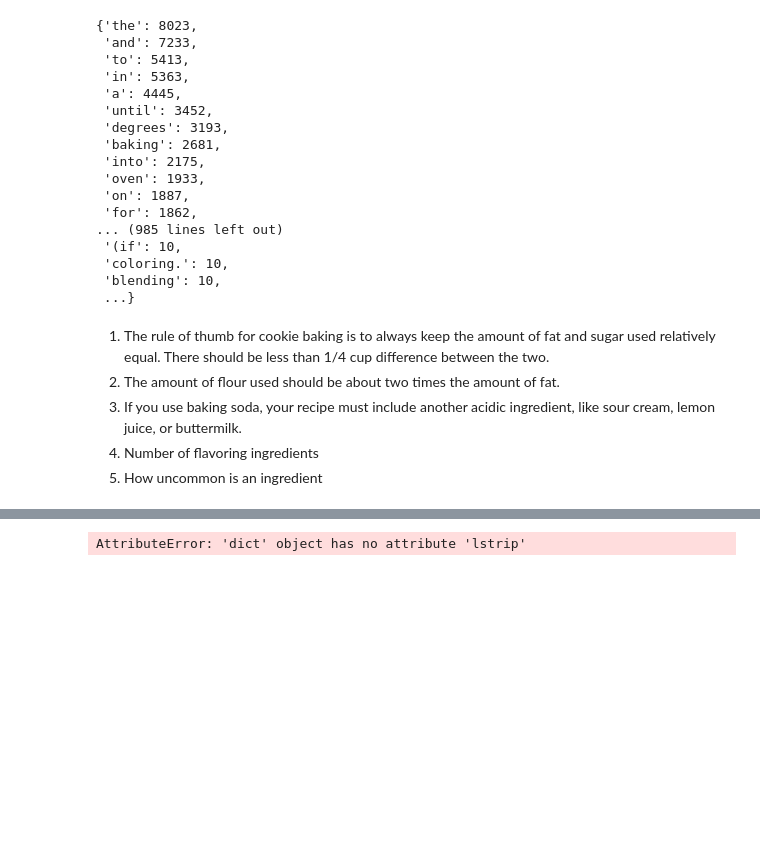
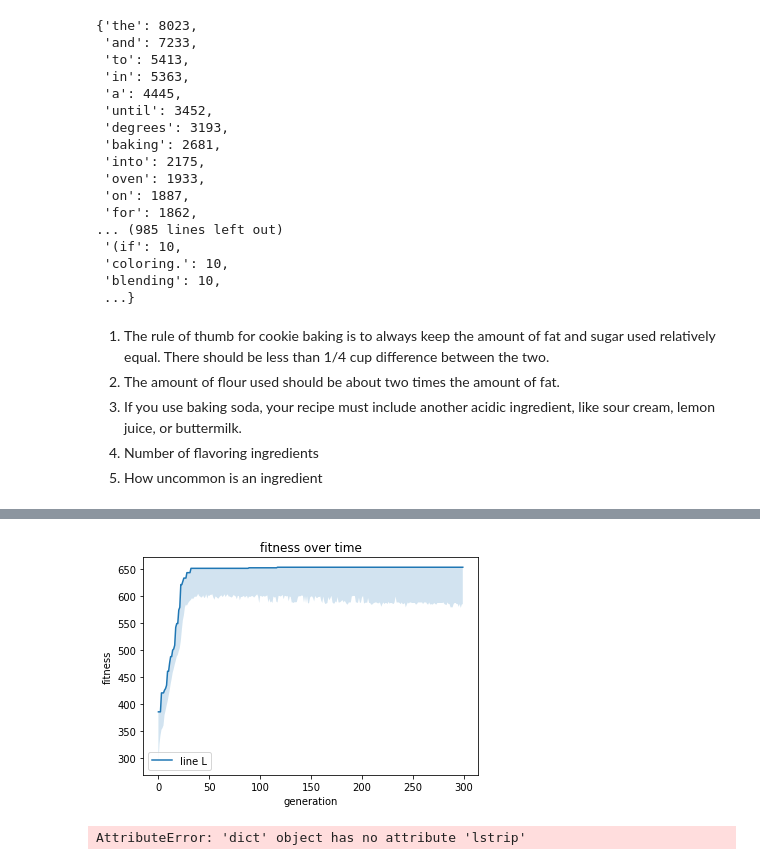
Before and after one commit to DaaanielBrandao/comp_creativity, a Jupyter notebook: ass1/code.ipynb, the cells around one changed output, grey strips where cells are left out. Saved outputs shown, nothing was run; the diff lists cells and outputs as text; code cells hidden in the pictures; blank space fills up the shorter version.

Commit message:
generate 0.5

```diff
--- a/ass1/code.ipynb
+++ b/ass1/code.ipynb
@@ -141,13 +141,13 @@ def calc_avg_novelty(ingredients):
             if key in ingredient['name']:
                 total += value
                 break
-    return 1 - (1/(total/(len(ingredients)*500)))
+    return 0 + (1/(total/(len(ingredients)*500)))
 def fitness(recipe):
     fat_sugar_balance_mult = 1.0
     fat_sugar_flour_mult = 1.0
     number_flavoring_ingredients_mul = 1.0
     avg_novelty_mul = 1.0
-
+    #print('aaaa\n',recipe)
     ingredients = recipe['ingredients']
     number_flavoring_ingredients = total_number_role(ingredients,'flavor texture')
     total_sugar = total_quantity_role(ingredients,'sugar')
@@ -165,6 +165,7 @@ def fitness(recipe):
                      + number_flavoring_ingredients_fit * number_flavoring_ingredients_mul
                      + avg_novelty_fit * avg_novelty_mul
                      )
+    recipe['fitness'] = round(fitness_score * 100)
     print(fitness_score)
     #print(total_sugar,total_fat,total_flour,fat_sugar_balance,fat_sugar_flour)
     return fitness_score
@@ -272,0 +278,7 @@ mutation(new_recipe)
+# %%
+def normalise_recipe(recipe): #TODO: add ingredient quantities
+    new_list = []
+    for ingredient in recipe['ingredients']:
+        if not ingredient_exists(ingredient,new_list):
+            new_list.append(ingredient)
+    recipe['ingredients'] = new_list
@@ -272,0 +299,20 @@ mutation(new_recipe)
+# %%
+def select_population(P, R):
+  R = sorted(R, reverse = True, key = lambda r: r['fitness'])
+  P = P[0:len(P)//2] + R[0:len(R)//2]
+  P = sorted(P, reverse = True, key = lambda r: r['fitness'])
+  return P
+# %%
+iterations = 300
+population_size = 100
+
+population = random.choices(recipes, k=population_size)
+population = random.choices(recipes, k=population_size)
+population = sorted(population, reverse = True, key = lambda r: r['fitness'])
+max_fitnesses = []
+min_fitnesses = []
+for i in range(iterations):
+  R = generate_recipes(population_size, population)
+  population = select_population(population, R)
+  max_fitnesses.append(population[0]['fitness'])
+  min_fitnesses.append(population[-1]['fitness'])
@@ -273,3 +324,18 @@ mutation(new_recipe)
+# %%
+import matplotlib.pyplot as plt
+
+x  = range(iterations)
+plt.plot(x, max_fitnesses, label="line L")
+plt.fill_between(x, min_fitnesses, max_fitnesses, alpha=0.2)
+plt.plot()
+
+plt.xlabel("generation")
+plt.ylabel("fitness")
+plt.title("fitness over time")
+plt.legend()
+plt.show()
+# %% [output]
+[figure, added]
 # %%
 
 recipes = []
```
Also changed, not shown: parts of 8 cells of this notebook, 1 other file.
